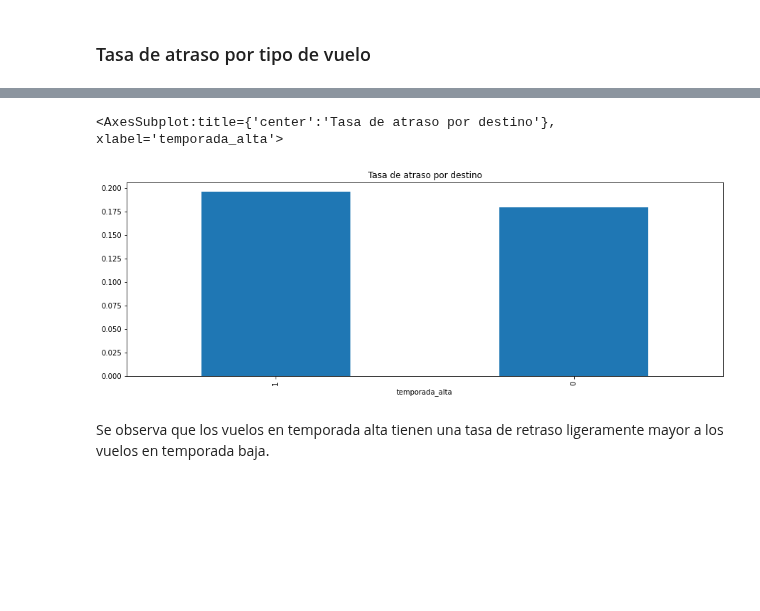
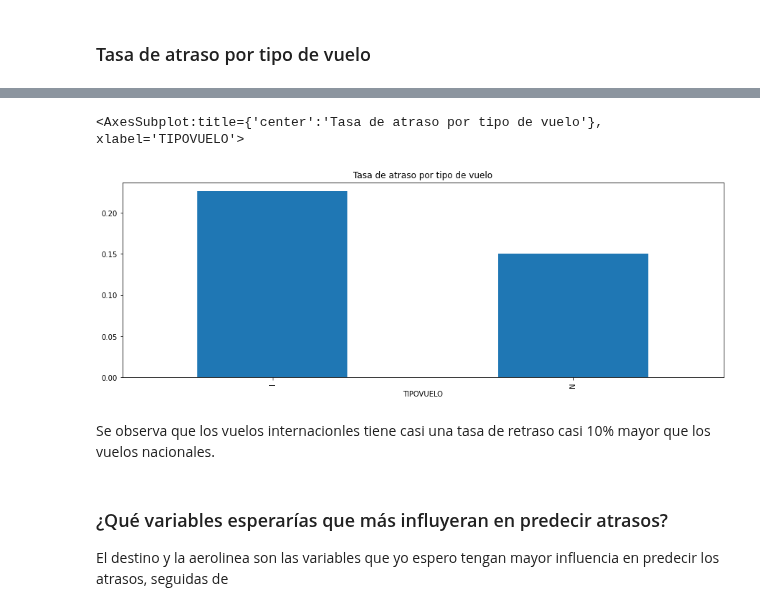
Before and after one commit to AndresFrancoG/desafioDSLatam, a Jupyter notebook: solution.ipynb, the cells around one changed output, grey strips where cells are left out. Saved outputs shown, nothing was run; the diff lists cells and outputs as text; code cells hidden in the pictures; blank space fills up the shorter version.

Commit message:
Especifico cuales variable espero que influyan más en predecir atrasos, y se introducen correcciones varias a etiquetas y comentarios

```diff
--- a/solution.ipynb
+++ b/solution.ipynb
@@ -329,8 +329,8 @@ Se observa que los vuelos en temporada alta tienen una tasa de retraso ligeramen
 #Tasa de atraso por tipo de vuelo
 
 #Cuenta los vuelos atrasados y los vuelos a tiempo, agrupados por tipo de vuelo
-tVueloAtrasado = latamDFatrasado.groupby(['temporada_alta']).count().unstack(fill_value=0)['Fecha-I']
-tVueloAtiempo = latamDFatiempo.groupby(['temporada_alta']).count().unstack(fill_value=0)['Fecha-I']
+tVueloAtrasado = latamDFatrasado.groupby(['TIPOVUELO']).count().unstack(fill_value=0)['Fecha-I']
+tVueloAtiempo = latamDFatiempo.groupby(['TIPOVUELO']).count().unstack(fill_value=0)['Fecha-I']
 
 #Calcula la tasa de atraso por tipo de vuelo y las organiza de manera descendiente
 tVuelo_tasa_atraso = tVueloAtrasado/(tVueloAtrasado + tVueloAtiempo)
@@ -349,7 +349,10 @@ temporadaAtiempo.plot.bar(figsize=(15,5), title = 'Vuelos a tiempo')
 # %%
-temporada_tasa_atraso.plot.bar(figsize=(15,5), title = 'Tasa de atraso por destino')
+tVuelo_tasa_atraso.plot.bar(figsize=(15,5), title = 'Tasa de atraso por tipo de vuelo')
 # %% [output]
-<AxesSubplot:title={'center':'Tasa de atraso por destino'}, xlabel='temporada_alta'>
+<AxesSubplot:title={'center':'Tasa de atraso por tipo de vuelo'}, xlabel='TIPOVUELO'>
-[figure, old version]
+[figure, new version]
 # %% [markdown]
-Se observa que los vuelos en temporada alta tienen una tasa de retraso ligeramente mayor a los vuelos en temporada baja.
+Se observa que los vuelos internacionles tiene casi una tasa de retraso casi 10% mayor que los vuelos nacionales.
+# %% [markdown]
+### ¿Qué variables esperarías que más influyeran en predecir atrasos?
+El destino y la aerolinea son las variables que yo espero tengan mayor influencia en predecir los atrasos, seguidas de
```
Also changed, not shown: parts of 9 cells of this notebook.
